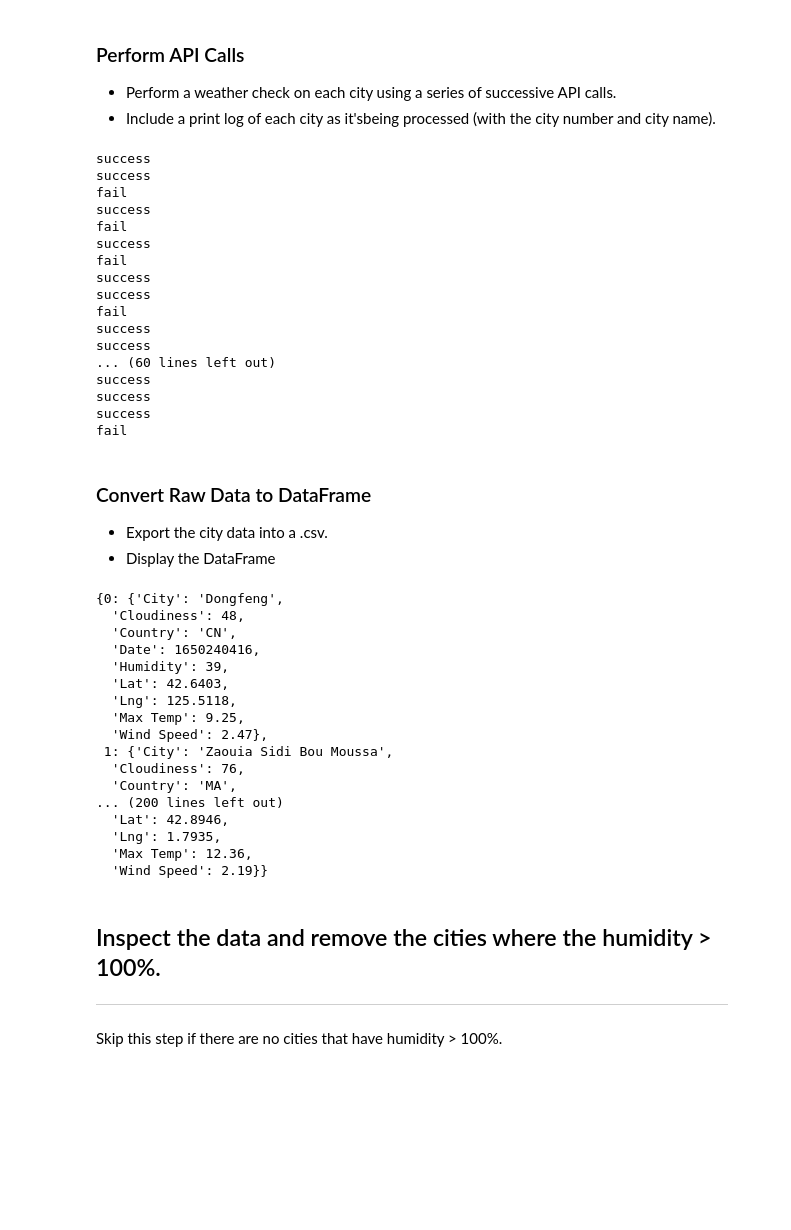
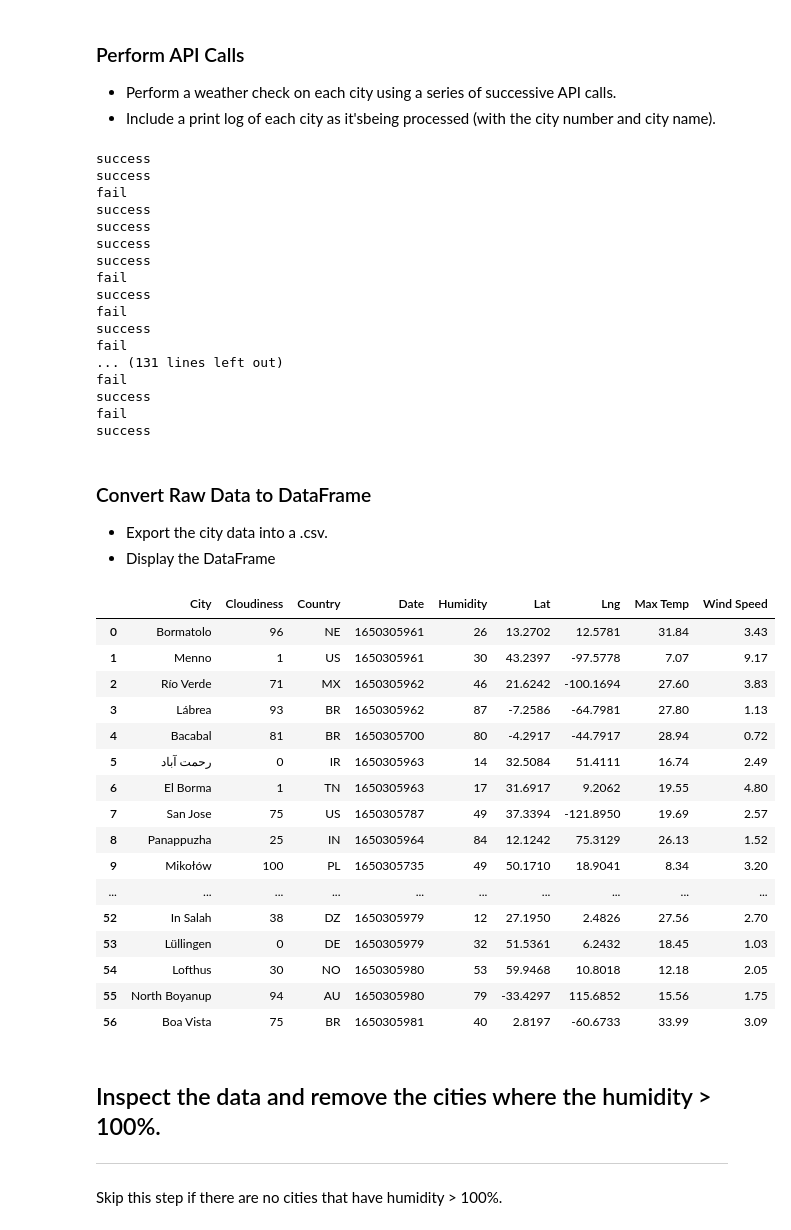
Before and after one commit to CBPher24/python-api-challenge, a Jupyter notebook: Weather/WeatherPy.ipynb, the cells around one changed output. Cells and saved outputs as stored; diff of their text form; code cells hidden in the pictures; blank space fills up the shorter version.

```diff
--- a/Weather/WeatherPy.ipynb
+++ b/Weather/WeatherPy.ipynb
@@ -61,7 +62,7 @@ keys = ["village","town", "city_district", "city", "suburb"]
 for lat,lng in lat_lngs:
     if len(cities) == 500:
         break
-    location = geolocator.reverse(f"{lat},{lng}", language="en-US")
+    location = geolocator.reverse(f"{lat},{lng}", language="en-US", timeout=None)
     if location != None:
         addr = location.raw["address"]
         #pprint.pprint(addr)
@@ -70,7 +71,7 @@ for lat,lng in lat_lngs:
             if key in addr:
                 #print(key)
                 city = addr[key]
-                print(city)
+                #print(city)
                 if city not in cities:
                     cities.append(city)
                 break
@@ -143,6 +125,11 @@ for place in cities:
 #     weather[City_ID] = city_pull
 #     City_ID += 1
 # %% [output]
+success
+success
+fail
+success
+success
 success
 success
 fail
@@ -150,40 +137,38 @@ success
 fail
 success
 fail
-success
+... (131 lines left out)
+fail
 success
 fail
 success
-success
-... (60 lines left out)
-success
-success
-success
-fail
 # %% [markdown]
 ### Convert Raw Data to DataFrame
 * Export the city data into a .csv.
 * Display the DataFrame
-# %%
-weather
-# %% [output]
-{0: {'City': 'Dongfeng',
-  'Cloudiness': 48,
-  'Country': 'CN',
-  'Date': 1650240416,
-  'Humidity': 39,
-  'Lat': 42.6403,
-  'Lng': 125.5118,
-  'Max Temp': 9.25,
-  'Wind Speed': 2.47},
- 1: {'City': 'Zaouia Sidi Bou Moussa',
-  'Cloudiness': 76,
-  'Country': 'MA',
-... (200 lines left out)
-  'Lat': 42.8946,
-  'Lng': 1.7935,
-  'Max Temp': 12.36,
-  'Wind Speed': 2.19}}
+# %%
+weather
+city_data = pd.DataFrame.from_dict(weather, orient="index")
+city_data.to_csv ((output_data_file), index = True, header=True, index_label="City_ID")
+city_data
+# %% [output]
+|  | City | Cloudiness | Country | Date | Humidity | Lat | Lng | Max Temp | Wind Speed |
+| 0 | Bormatolo | 96 | NE | 1650305961 | 26 | 13.2702 | 12.5781 | 31.84 | 3.43 |
+| 1 | Menno | 1 | US | 1650305961 | 30 | 43.2397 | -97.5778 | 7.07 | 9.17 |
+| 2 | Río Verde | 71 | MX | 1650305962 | 46 | 21.6242 | -100.1694 | 27.60 | 3.83 |
+| 3 | Lábrea | 93 | BR | 1650305962 | 87 | -7.2586 | -64.7981 | 27.80 | 1.13 |
+| 4 | Bacabal | 81 | BR | 1650305700 | 80 | -4.2917 | -44.7917 | 28.94 | 0.72 |
+| 5 | رحمت آباد | 0 | IR | 1650305963 | 14 | 32.5084 | 51.4111 | 16.74 | 2.49 |
+| 6 | El Borma | 1 | TN | 1650305963 | 17 | 31.6917 | 9.2062 | 19.55 | 4.80 |
+| 7 | San Jose | 75 | US | 1650305787 | 49 | 37.3394 | -121.8950 | 19.69 | 2.57 |
+| 8 | Panappuzha | 25 | IN | 1650305964 | 84 | 12.1242 | 75.3129 | 26.13 | 1.52 |
+| 9 | Mikołów | 100 | PL | 1650305735 | 49 | 50.1710 | 18.9041 | 8.34 | 3.20 |
+| ... | ... | ... | ... | ... | ... | ... | ... | ... | ... |
+| 52 | In Salah | 38 | DZ | 1650305979 | 12 | 27.1950 | 2.4826 | 27.56 | 2.70 |
+| 53 | Lüllingen | 0 | DE | 1650305979 | 32 | 51.5361 | 6.2432 | 18.45 | 1.03 |
+| 54 | Lofthus | 30 | NO | 1650305980 | 53 | 59.9468 | 10.8018 | 12.18 | 2.05 |
+| 55 | North Boyanup | 94 | AU | 1650305980 | 79 | -33.4297 | 115.6852 | 15.56 | 1.75 |
+| 56 | Boa Vista | 75 | BR | 1650305981 | 40 | 2.8197 | -60.6733 | 33.99 | 3.09 |
 # %% [markdown]
 ## Inspect the data and remove the cities where the humidity > 100%.
 ----
```
Also changed, not shown: parts of 4 cells of this notebook, 1 other file.
